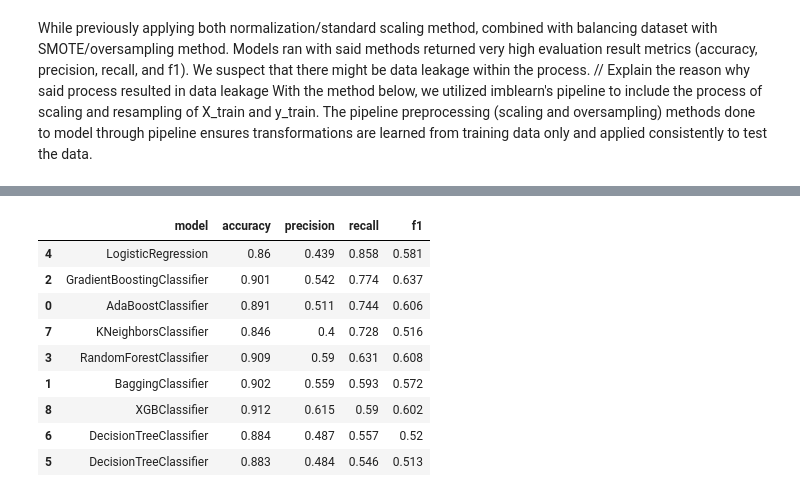
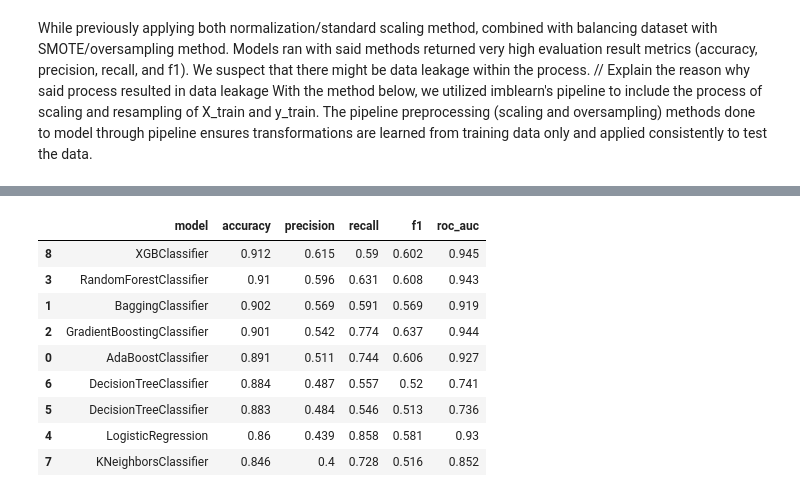
Before and after one commit to nikkoschy/jcdsol_enigma_finpro, a Jupyter notebook: finpro_enigma_bank_case.ipynb, the cells around one changed output, grey strips where cells are left out. Saved outputs shown, nothing was run; the diff lists cells and outputs as text; code cells hidden in the pictures.

Commit message:
Added pipeline process + additional roc auc evaluation

```diff
--- a/finpro_enigma_bank_case.ipynb
+++ b/finpro_enigma_bank_case.ipynb
@@ -751,7 +751,7 @@ models=[
 ]
 
 
-scoring_list = ['accuracy','precision', 'recall', 'f1']
+scoring_list = ['accuracy','precision', 'recall', 'f1', 'roc_auc']
 # %%
 # Model WITHOUT Upsampling (+ Min-Max Scaler)
 
@@ -878,34 +878,3 @@ While previously applying both normalization/standard scaling method, combined w
 We suspect that there might be data leakage within the process.
 // Explain the reason why said process resulted in data leakage
 With  the method below, we utilized imblearn's pipeline to include the process of scaling and resampling of X_train and y_train. The pipeline preprocessing (scaling and oversampling) methods done to model through pipeline ensures transformations are learned from training data only and applied consistently to test the data.
-# %%
-# Avoiding Data Leakage (no fit)
-
-dct_models = {}
-dct_upd = {}
-dct_keys = ['model', 'accuracy','precision', 'recall', 'f1']
-dct_result = []
-dct = []
-
-for m in models:
-    dct_result.insert(len(dct_result), f'{m.__class__.__name__}')
-    for s in scoring_list:
-        pipe = impipeline([
-            ('scaler', StandardScaler()),
-            ('smote', SMOTE(random_state=2042)),
-            ('classifier', m)
-            ])
-        model_cv = cross_val_score(
-            pipe,
-            X_train,
-            y_train,
-            cv = StratifiedKFold(5),
-            scoring = s
-            )
-        dct_result.insert(len(dct_result), f'{round(model_cv.mean(),3)}')
-
-    dct.insert(len(dct), dct_result)
-    dct_result=[]
-
-testresult = pd.DataFrame(dct, columns=['model', 'accuracy','precision', 'recall', 'f1'])
-testresult.sort_values('recall', ascending=False)
@@ -923,45 +881,45 @@ testresult.sort_values('recall', ascending=False)
 # %%
-# Avoiding Data Leakage (with fit)
+# Avoiding data leakage with the usage of pipeline to scale and sample the data
 
 dct_models = {}
 dct_upd = {}
-dct_keys = ['model', 'accuracy','precision', 'recall', 'f1']
+dct_keys = ['model', 'accuracy','precision', 'recall', 'f1', 'roc_auc']
 dct_result = []
 dct = []
 
 for m in models:
     dct_result.insert(len(dct_result), f'{m.__class__.__name__}')
     for s in scoring_list:
         pipe = impipeline([
             ('scaler', StandardScaler()),
             ('smote', SMOTE(random_state=2042)),
             ('classifier', m)
             ])
 
         pipe.fit(X_train, y_train)
 
         model_cv = cross_val_score(
             pipe,
             X_train,
             y_train,
             cv = StratifiedKFold(5),
             scoring = s
             )
         dct_result.insert(len(dct_result), f'{round(model_cv.mean(),3)}')
 
     dct.insert(len(dct), dct_result)
     dct_result=[]
 
-testresult = pd.DataFrame(dct, columns=['model', 'accuracy','precision', 'recall', 'f1'])
-testresult.sort_values('recall', ascending=False)
+testresult = pd.DataFrame(dct, columns=['model', 'accuracy','precision', 'recall', 'f1', 'roc_auc'])
+testresult.sort_values(['accuracy', 'roc_auc'], ascending=False)
 # %% [output]
-|  | model | accuracy | precision | recall | f1 |
-| 4 | LogisticRegression | 0.86 | 0.439 | 0.858 | 0.581 |
-| 2 | GradientBoostingClassifier | 0.901 | 0.542 | 0.774 | 0.637 |
-| 0 | AdaBoostClassifier | 0.891 | 0.511 | 0.744 | 0.606 |
-| 7 | KNeighborsClassifier | 0.846 | 0.4 | 0.728 | 0.516 |
-| 3 | RandomForestClassifier | 0.909 | 0.59 | 0.631 | 0.608 |
-| 1 | BaggingClassifier | 0.902 | 0.559 | 0.593 | 0.572 |
-| 8 | XGBClassifier | 0.912 | 0.615 | 0.59 | 0.602 |
-| 6 | DecisionTreeClassifier | 0.884 | 0.487 | 0.557 | 0.52 |
-| 5 | DecisionTreeClassifier | 0.883 | 0.484 | 0.546 | 0.513 |
+|  | model | accuracy | precision | recall | f1 | roc_auc |
+| 8 | XGBClassifier | 0.912 | 0.615 | 0.59 | 0.602 | 0.945 |
+| 3 | RandomForestClassifier | 0.91 | 0.596 | 0.631 | 0.608 | 0.943 |
+| 1 | BaggingClassifier | 0.902 | 0.569 | 0.591 | 0.569 | 0.919 |
+| 2 | GradientBoostingClassifier | 0.901 | 0.542 | 0.774 | 0.637 | 0.944 |
+| 0 | AdaBoostClassifier | 0.891 | 0.511 | 0.744 | 0.606 | 0.927 |
+| 6 | DecisionTreeClassifier | 0.884 | 0.487 | 0.557 | 0.52 | 0.741 |
+| 5 | DecisionTreeClassifier | 0.883 | 0.484 | 0.546 | 0.513 | 0.736 |
+| 4 | LogisticRegression | 0.86 | 0.439 | 0.858 | 0.581 | 0.93 |
+| 7 | KNeighborsClassifier | 0.846 | 0.4 | 0.728 | 0.516 | 0.852 |
```
Also changed, not shown: parts of 3 cells of this notebook.
